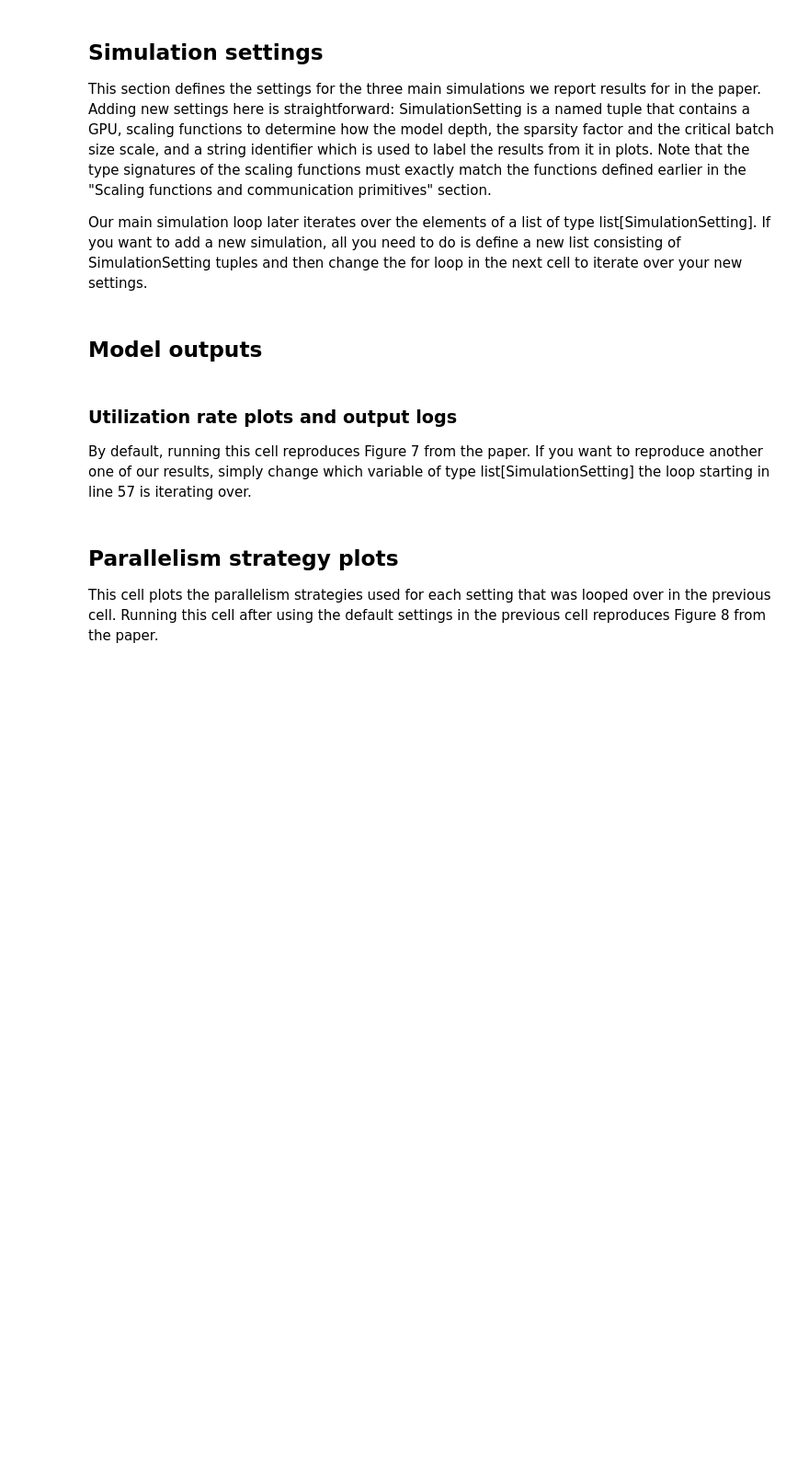
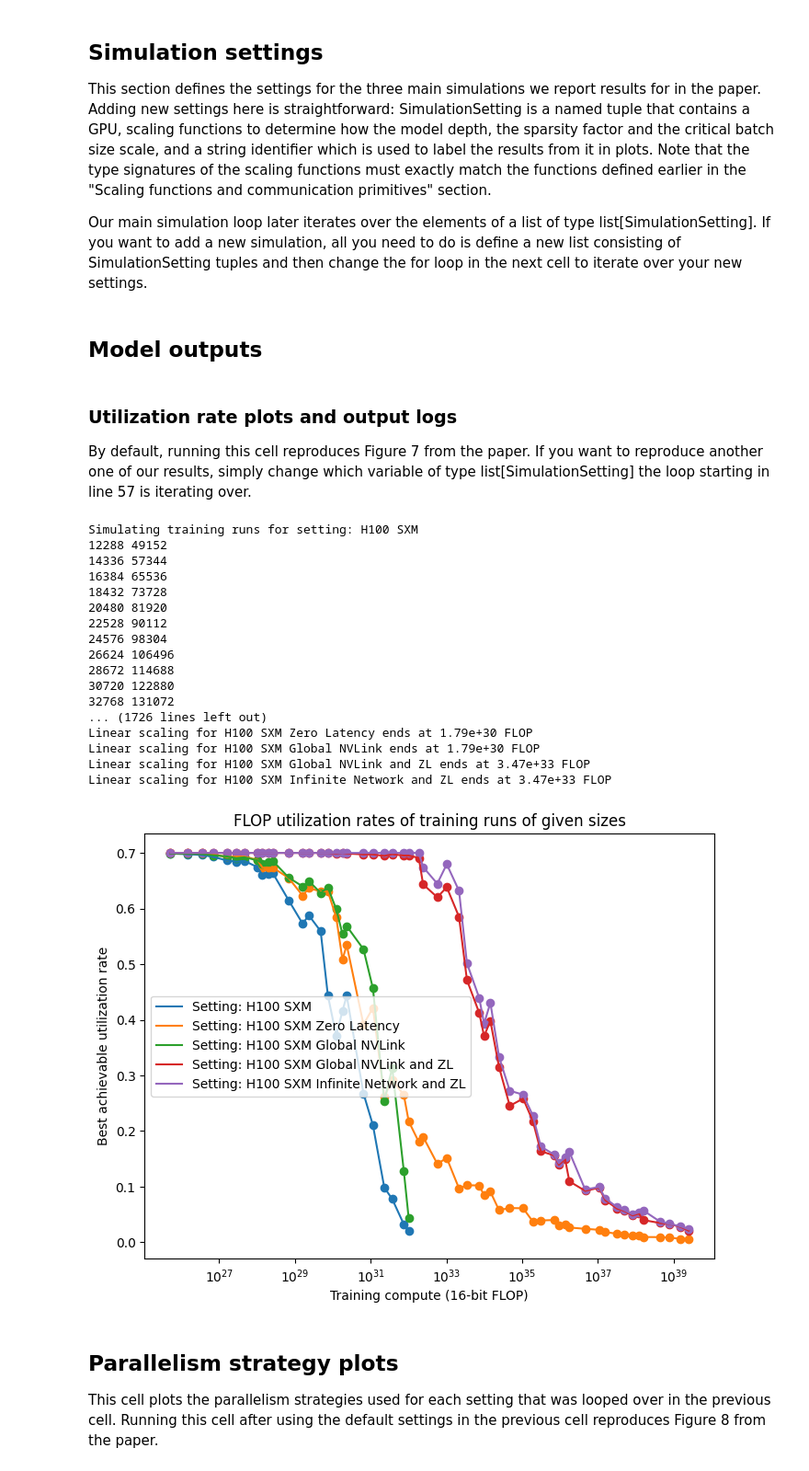
Before and after one commit to ege-erdil/limits_to_distributed_training, a Jupyter notebook: optimal_parallelism.ipynb, the cells around one changed output. Shown at 92% size. Cells and saved outputs as stored; diff of their text form; code cells hidden in the pictures; blank space fills up the shorter version.

Commit message:
Removed the superpod configurations from the network tech comparison

```diff
--- a/optimal_parallelism.ipynb
+++ b/optimal_parallelism.ipynb
@@ -489,23 +489,23 @@ base_comparison_sparse_settings = [SimulationSetting(gpu, number_of_layers, calc
 
 gpu_list = [
     H100_SXM5,
-    H100_SXM5_Superpod,
+#    H100_SXM5_Superpod,
     H100_SXM5_Zero_Latency,
-    H100_SXM5_Superpod_Zero_Latency,
+#    H100_SXM5_Superpod_Zero_Latency,
     H100_SXM5_Global_NVLink,
     H100_SXM5_Global_NVLink_Zero_Latency,
     H100_SXM5_Infinite_Network_Zero_Latency
 ]
 
-superpod_comparison_settings_sparse: list[SimulationSetting] = []
-superpod_comparison_settings_dense: list[SimulationSetting] = []
+grand_comparison_settings_sparse: list[SimulationSetting] = []
+grand_comparison_settings_dense: list[SimulationSetting] = []
 
 for gpu in gpu_list:
     sparse_setting = SimulationSetting(gpu, number_of_layers, calc_sparsity_factor, critical_batch_size, gpu.name)
     dense_setting = SimulationSetting(gpu, number_of_layers, lambda d_model, d_ff: 1, critical_batch_size, gpu.name)
 
-    superpod_comparison_settings_sparse.append(sparse_setting)
-    superpod_comparison_settings_dense.append(dense_setting)
+    grand_comparison_settings_sparse.append(sparse_setting)
+    grand_comparison_settings_dense.append(dense_setting)
 
 batch_size_comparison_settings: list[SimulationSetting] = []
 
@@ -575,7 +575,7 @@ linear_scaling_end_dict = {}
 
 plt.figure(figsize=(8, 6))
 
-for setting in base_comparison_settings: ## change the list being iterated over here to obtain outputs for different simulation settings
+for setting in grand_comparison_settings_sparse: ## change the list being iterated over here to obtain outputs for different simulation settings
     linear_scaling_regime_ends = None
     gpu = setting.gpu
 
@@ -601,34 +601,53 @@ for setting in base_comparison_settings: ## change the list being iterated over
         print("Number of vertical microbatches: %d, recompute activations: %s" % (num_of_microbatches_opt, str(recompute_activations_opt)))
         print("Individual GPU matmul dimensions: %d, %d, %d\n" % (d_model//N_TP_model_opt, d_ff//N_TP_ff_opt, local_batch_size_tokens//(N_DP_opt*num_of_microbatches_opt*local_sparsity_factor)))
 
         if (linear_scaling_regime_ends == None) and utilization_opt <= 0.8*(gpu.clock_Hz/gpu.max_clock_Hz):
             linear_scaling_regime_ends = chinchilla_optimal_compute
 
     compute_list = [info[6] for info in info_dict[setting]]
     utilization_list = [info[8] for info in info_dict[setting]]
     linear_scaling_end_dict[setting] = linear_scaling_regime_ends
 
     plt.plot(compute_list, utilization_list, label="Setting: %s" % (setting.identifier))
     plt.scatter(compute_list, utilization_list)
 
 for setting in linear_scaling_end_dict:
     if linear_scaling_end_dict[setting] == None:
         print("Linear scaling for %s ends at above %.2e FLOP" % (setting.identifier, max([info[6] for info in info_dict[setting]])))
     else:
         print("Linear scaling for %s ends at %.2e FLOP" % (setting.identifier, linear_scaling_end_dict[setting]))
 
-run_name = "base_comparison"
+run_name = "grand_comparison_sparse"
 
 plt.xscale("log")
 plt.xlabel("Training compute (16-bit FLOP)")
 plt.ylabel("Best achievable utilization rate")
 plt.legend()
 
 plt.title("FLOP utilization rates of training runs of given sizes")
 
 plt.savefig("visuals/utilization_plot_%s.png" % (run_name))
 plt.savefig("visuals/utilization_plot_%s.pdf" % (run_name))
 plt.show()
+# %% [output]
+Simulating training runs for setting: H100 SXM
+12288 49152
+14336 57344
+16384 65536
+18432 73728
+20480 81920
+22528 90112
+24576 98304
+26624 106496
+28672 114688
+30720 122880
+32768 131072
+... (1726 lines left out)
+Linear scaling for H100 SXM Zero Latency ends at 1.79e+30 FLOP
+Linear scaling for H100 SXM Global NVLink ends at 1.79e+30 FLOP
+Linear scaling for H100 SXM Global NVLink and ZL ends at 3.47e+33 FLOP
+Linear scaling for H100 SXM Infinite Network and ZL ends at 3.47e+33 FLOP
+[figure, added]
 # %% [markdown]
 ## Parallelism strategy plots
 
```
Also changed, not shown: 4 other files.
